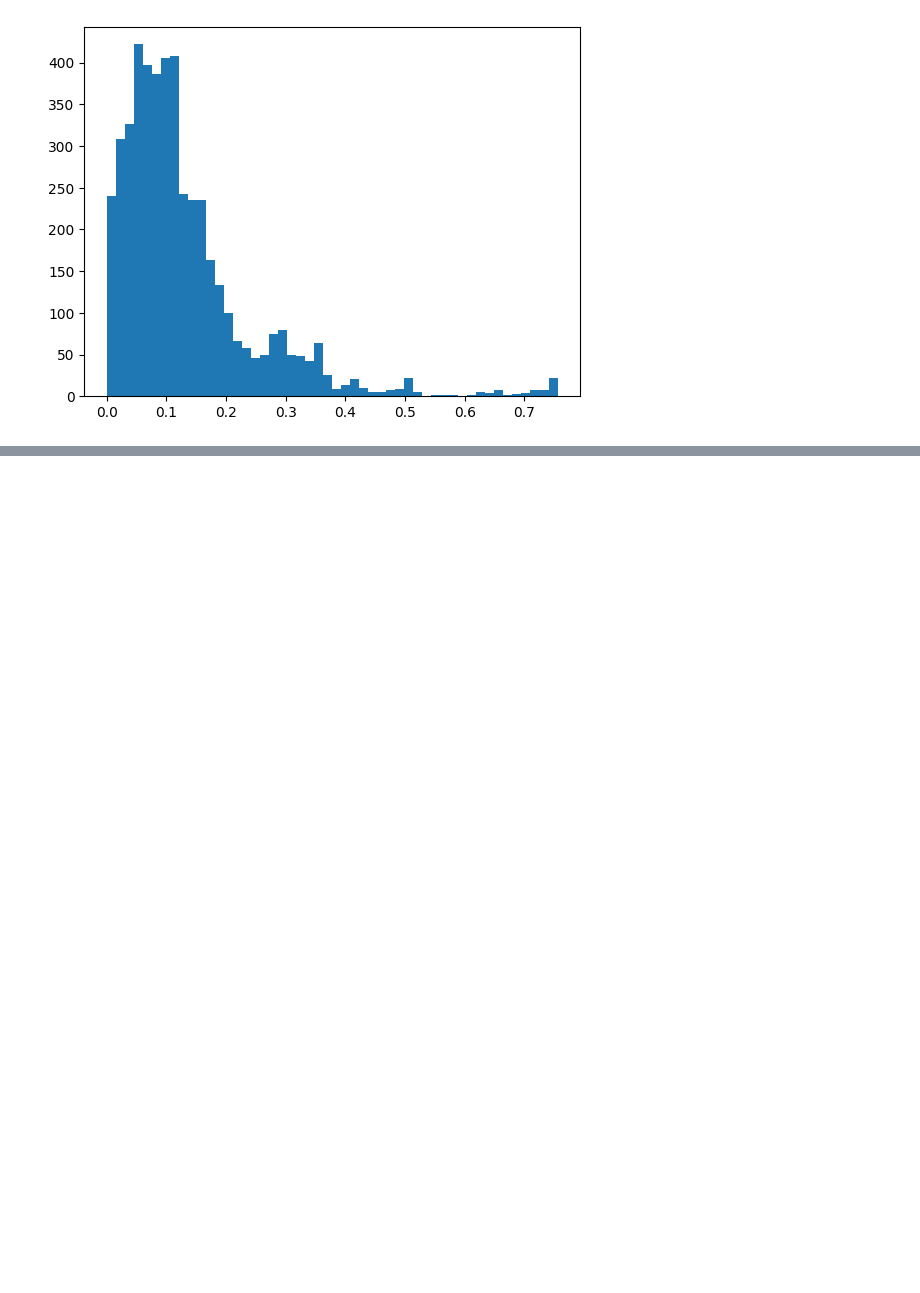
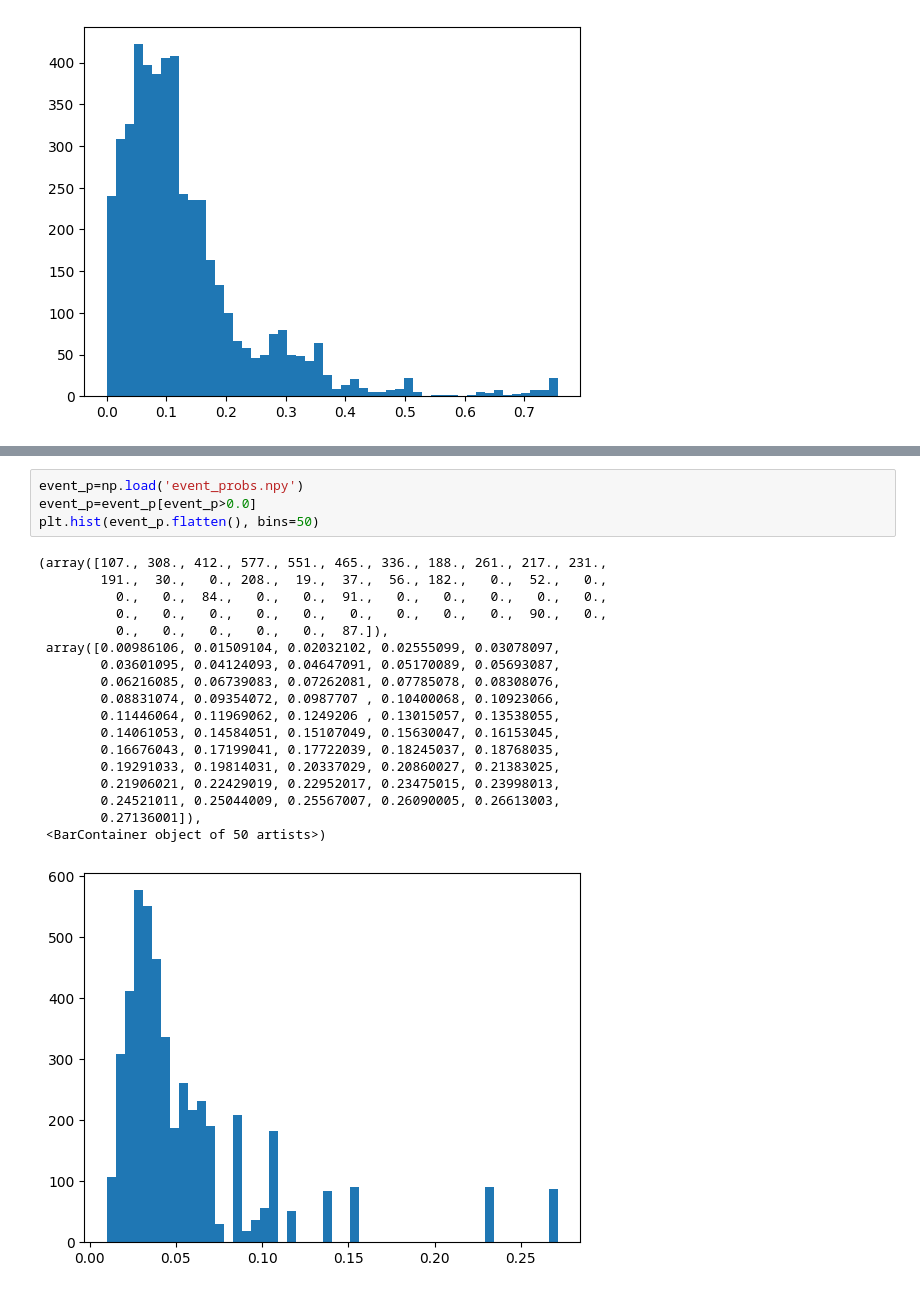
Before and after one commit to mariakesa/MouseViT, a Jupyter notebook: train_play2.ipynb, the cells around one changed output, grey strips where cells are left out. Cells and saved outputs as stored; diff of their text form; blank space fills up the shorter version.

```diff
--- a/train_play2.ipynb
+++ b/train_play2.ipynb
@@ -53,0 +124,23 @@ plt.hist(event_p.flatten(), bins=50)
+# %%
+event_p=np.load('event_probs.npy')
+event_p=event_p[event_p>0.0]
+plt.hist(event_p.flatten(), bins=50)
+# %% [output]
+(array([107., 308., 412., 577., 551., 465., 336., 188., 261., 217., 231.,
+        191.,  30.,   0., 208.,  19.,  37.,  56., 182.,   0.,  52.,   0.,
+          0.,   0.,  84.,   0.,   0.,  91.,   0.,   0.,   0.,   0.,   0.,
+          0.,   0.,   0.,   0.,   0.,   0.,   0.,   0.,   0.,  90.,   0.,
+          0.,   0.,   0.,   0.,   0.,  87.]),
+ array([0.00986106, 0.01509104, 0.02032102, 0.02555099, 0.03078097,
+        0.03601095, 0.04124093, 0.04647091, 0.05170089, 0.05693087,
+        0.06216085, 0.06739083, 0.07262081, 0.07785078, 0.08308076,
+        0.08831074, 0.09354072, 0.0987707 , 0.10400068, 0.10923066,
+        0.11446064, 0.11969062, 0.1249206 , 0.13015057, 0.13538055,
+        0.14061053, 0.14584051, 0.15107049, 0.15630047, 0.16153045,
+        0.16676043, 0.17199041, 0.17722039, 0.18245037, 0.18768035,
+        0.19291033, 0.19814031, 0.20337029, 0.20860027, 0.21383025,
+        0.21906021, 0.22429019, 0.22952017, 0.23475015, 0.23998013,
+        0.24521011, 0.25044009, 0.25567007, 0.26090005, 0.26613003,
+        0.27136001]),
+ <BarContainer object of 50 artists>)
+[figure, added]
```
Also changed, not shown: parts of 3 cells of this notebook, 4 other files.
